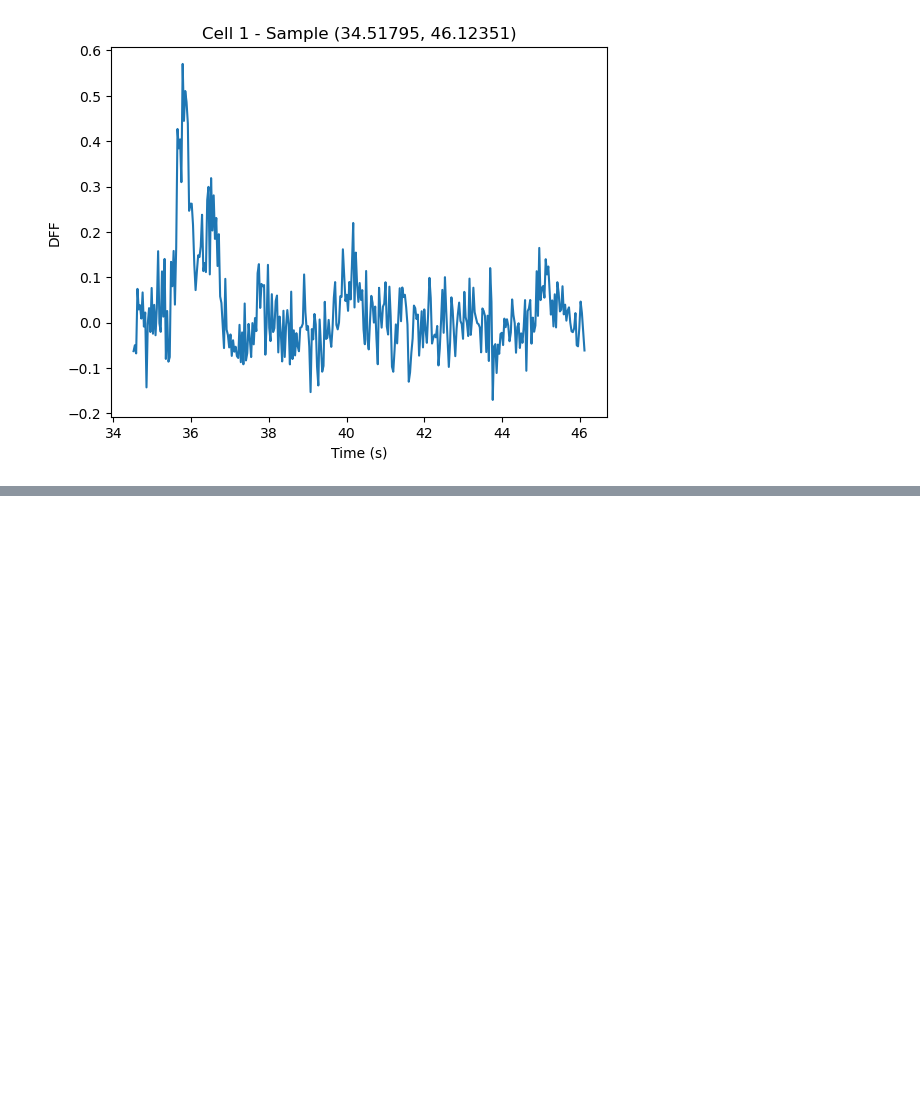
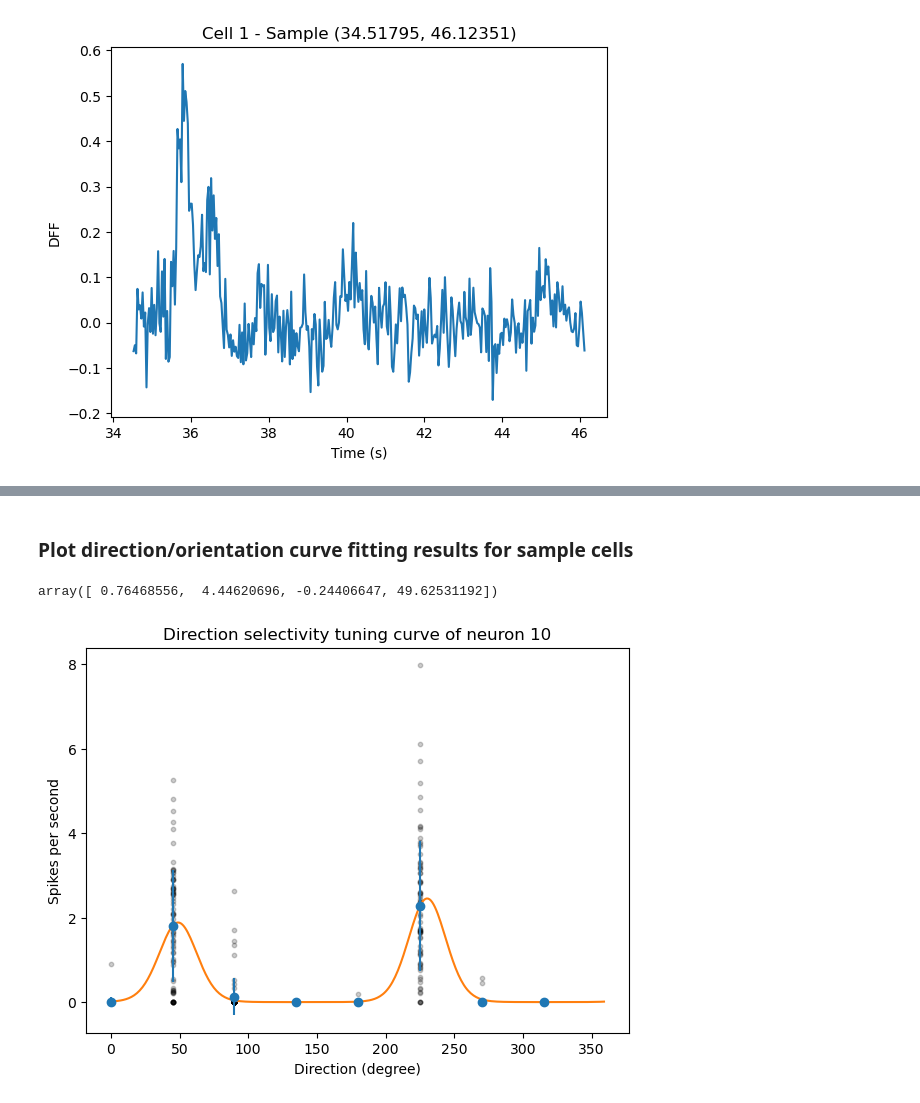
Before and after one commit to YIBoX-memorial/NDS, a Jupyter notebook: practical01.ipynb, the cells around one changed output, grey strips where cells are left out. Cells and saved outputs as stored; diff of their text form; code cells hidden in the pictures; blank space fills up the shorter version.

```diff
--- a/practical01.ipynb
+++ b/practical01.ipynb
@@ -310,0 +503,28 @@ for i in range(dff_sequence.shape[0]):
+# %%
+def vonMises(θ, α, κ, ν, ϕ):
+    """Evaluate the parametric von Mises tuning curve with parameters p at locations theta.
+
+    Parameters
+    ----------
+
+    θ: np.array, shape=(N, )
+        Locations. The input unit is degree.
+
+    α, κ, ν, ϕ : float
+        Function parameters
+
+    Return
+    ------
+    f: np.array, shape=(N, )
+        Tuning curve.
+    """
+
+    # insert your code here
+
+    # -----------------------------------
+    # Implement the Mises model (0.5 pts)
+    # -----------------------------------
+    f = np.exp(
+        α + κ * (np.cos(2 * np.deg2rad(θ - ϕ)) - 1) + ν * np.cos(np.deg2rad(θ - ϕ) - 1)
+    )
+    return f
@@ -310,0 +578,7 @@ for i in range(dff_sequence.shape[0]):
+# %% [markdown]
+### Plot direction/orientation curve fitting results for sample cells
+# %%
+tuning_curve(spcount[10, 0, :8], cucount[0, :8], np.linspace(0, 360, 9)[:-1], 10)
+# %% [output]
+array([ 0.76468556,  4.44620696, -0.24406647, 49.62531192])
+[figure, added]
```
Also changed, not shown: parts of 53 cells of this notebook.
